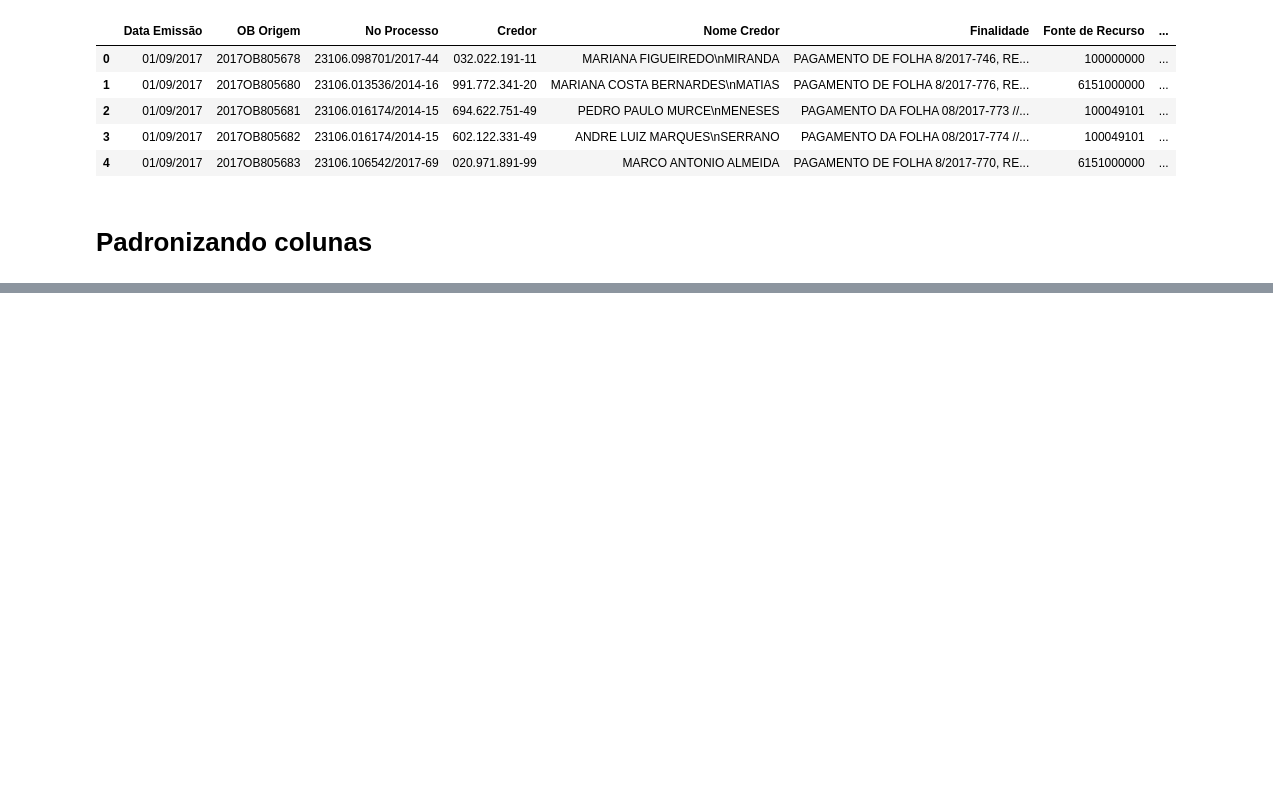
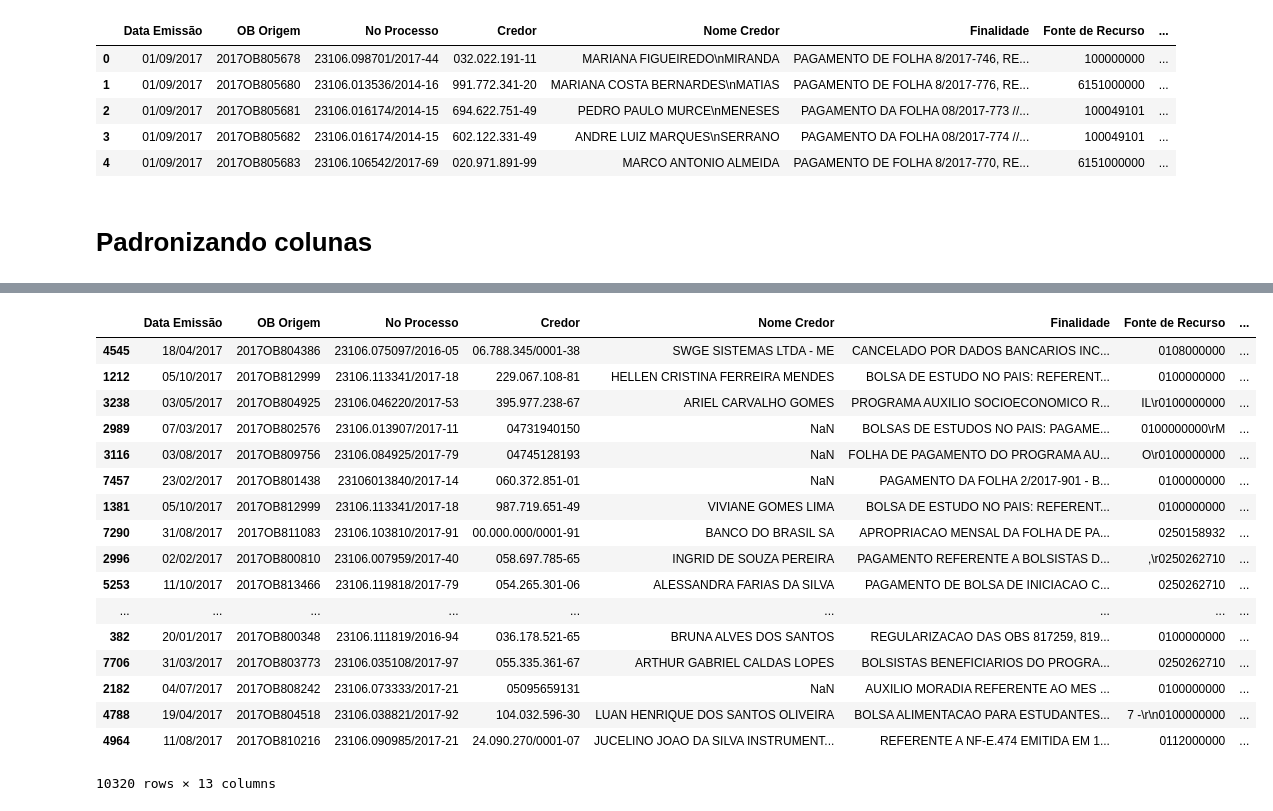
Before and after one commit to atomero/Notebooks, a Jupyter notebook: scripts/dataframe_creation.ipynb, the cells around one changed output, grey strips where cells are left out. Saved outputs shown, nothing was run; the diff lists cells and outputs as text; code cells hidden in the pictures; blank space fills up the shorter version.

Commit message:
Crete sample of Dataframe
-> Generate a sample with 10% (random) row of Dataframe

Signed-off-by: Pedro Ivo Andrade <andradepedroivo@gmail.com>

```diff
--- a/scripts/dataframe_creation.ipynb
+++ b/scripts/dataframe_creation.ipynb
@@ -72,7 +72,7 @@ frame.shape
 df = pd.DataFrame()
 
 df = frame.dropna(subset=['Pago'])
-df = df.dropna(subset=['Da'])
+df = df.dropna(subset=['Mês Emissão'])
 # %%
 df.shape
 # %% [output]
@@ -115,6 +130,7 @@ df_clean['Nome UG Executora'] = df_clean['Nome UG Executora'].str.replace('\r','
 df_clean['Nome Natureza Detalhada'] = df_clean['Nome Natureza Detalhada'].str.replace('\n',' ')
 df_clean['Nome Natureza Detalhada'] = df_clean['Nome Natureza Detalhada'].str.replace('\r',' ')
 df_clean['Finalidade'] = df_clean['Finalidade'].str.replace('\n',' ')
+df_clean['Finalidade'] = df_clean['Finalidade'].str.replace('//','')
 df_clean['Finalidade'] = df_clean['Finalidade'].str.replace('\r',' ')
 # %%
 df_clean.head()
@@ -121,2 +144,25 @@ df_clean.head()
 # %%
 df_clean.to_csv('../csv/parsed/2017_v1.0.csv', index=False)
+# %%
+test_df = df_clean.sample(frac=0.1, replace=True)
+# %%
+test_df
+# %% [output]
+|  | Data Emissão | OB Origem | No Processo | Credor | Nome Credor | Finalidade | Fonte de Recurso | ... |
+| 4545 | 18/04/2017 | 2017OB804386 | 23106.075097/2016-05 | 06.788.345/0001-38 | SWGE SISTEMAS LTDA - ME | CANCELADO POR DADOS BANCARIOS INC... | 0108000000 | ... |
+| 1212 | 05/10/2017 | 2017OB812999 | 23106.113341/2017-18 | 229.067.108-81 | HELLEN CRISTINA FERREIRA MENDES | BOLSA DE ESTUDO NO PAIS: REFERENT... | 0100000000 | ... |
+| 3238 | 03/05/2017 | 2017OB804925 | 23106.046220/2017-53 | 395.977.238-67 | ARIEL CARVALHO GOMES | PROGRAMA AUXILIO SOCIOECONOMICO R... | IL\r0100000000 | ... |
+| 2989 | 07/03/2017 | 2017OB802576 | 23106.013907/2017-11 | 04731940150 | NaN | BOLSAS DE ESTUDOS NO PAIS: PAGAME... | 0100000000\rM | ... |
+| 3116 | 03/08/2017 | 2017OB809756 | 23106.084925/2017-79 | 04745128193 | NaN | FOLHA DE PAGAMENTO DO PROGRAMA AU... | O\r0100000000 | ... |
+| 7457 | 23/02/2017 | 2017OB801438 | 23106013840/2017-14 | 060.372.851-01 | NaN | PAGAMENTO DA FOLHA 2/2017-901 - B... | 0100000000 | ... |
+| 1381 | 05/10/2017 | 2017OB812999 | 23106.113341/2017-18 | 987.719.651-49 | VIVIANE GOMES LIMA | BOLSA DE ESTUDO NO PAIS: REFERENT... | 0100000000 | ... |
+| 7290 | 31/08/2017 | 2017OB811083 | 23106.103810/2017-91 | 00.000.000/0001-91 | BANCO DO BRASIL SA | APROPRIACAO MENSAL DA FOLHA DE PA... | 0250158932 | ... |
+| 2996 | 02/02/2017 | 2017OB800810 | 23106.007959/2017-40 | 058.697.785-65 | INGRID DE SOUZA PEREIRA | PAGAMENTO REFERENTE A BOLSISTAS D... | ,\r0250262710 | ... |
+| 5253 | 11/10/2017 | 2017OB813466 | 23106.119818/2017-79 | 054.265.301-06 | ALESSANDRA FARIAS DA SILVA | PAGAMENTO DE BOLSA DE INICIACAO C... | 0250262710 | ... |
+| ... | ... | ... | ... | ... | ... | ... | ... | ... |
+| 382 | 20/01/2017 | 2017OB800348 | 23106.111819/2016-94 | 036.178.521-65 | BRUNA ALVES DOS SANTOS | REGULARIZACAO DAS OBS 817259, 819... | 0100000000 | ... |
+| 7706 | 31/03/2017 | 2017OB803773 | 23106.035108/2017-97 | 055.335.361-67 | ARTHUR GABRIEL CALDAS LOPES | BOLSISTAS BENEFICIARIOS DO PROGRA... | 0250262710 | ... |
+| 2182 | 04/07/2017 | 2017OB808242 | 23106.073333/2017-21 | 05095659131 | NaN | AUXILIO MORADIA REFERENTE AO MES ... | 0100000000 | ... |
+| 4788 | 19/04/2017 | 2017OB804518 | 23106.038821/2017-92 | 104.032.596-30 | LUAN HENRIQUE DOS SANTOS OLIVEIRA | BOLSA ALIMENTACAO PARA ESTUDANTES... | 7 -\r\n0100000000 | ... |
+| 4964 | 11/08/2017 | 2017OB810216 | 23106.090985/2017-21 | 24.090.270/0001-07 | JUCELINO JOAO DA SILVA INSTRUMENT... | REFERENTE A NF-E.474 EMITIDA EM 1... | 0112000000 | ... |
+10320 rows × 13 columns
```
Also changed, not shown: parts of 5 cells of this notebook, 2 other files.
